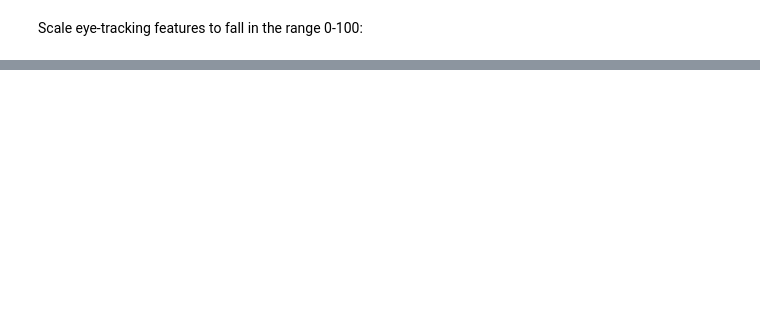
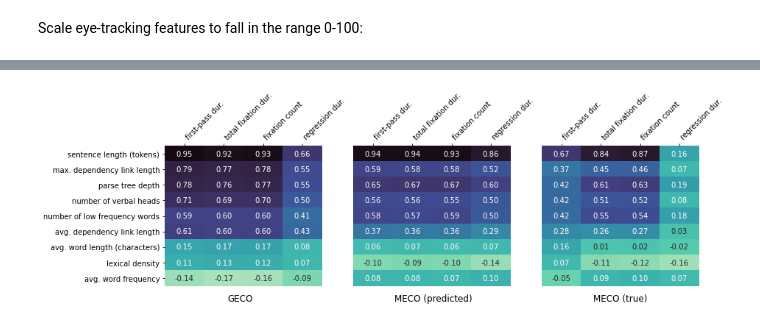
Before and after one commit to CharlottePouw/crosslingual-complexity-transfer, a Jupyter notebook: analysis/data-exploration.ipynb, the cells around one changed output, grey strips where cells are left out. Cells and saved outputs as stored; diff of their text form; code cells hidden in the pictures; blank space fills up the shorter version.

```diff
--- a/analysis/data-exploration.ipynb
+++ b/analysis/data-exploration.ipynb
@@ -803,35 +441,18 @@ order = ['sentence length (tokens)',
          'max. dependency link length',
          'parse tree depth',
          'number of verbal heads',
+         'number of low frequency words',
          'avg. dependency link length',
-         'number of low frequency words',
          'avg. word length (characters)',
          'lexical density',
          'avg. word frequency']
 
-corr_2 = meco_english[name_mapping.values()].corr(method='spearman')
-corr_2 = corr_2.drop(['first-pass duration', 'total fixation duration', 'fixation count', 'regression duration',
+corr_pred = meco_english[name_mapping_meco.values()].corr(method='spearman')
+corr_pred = corr_pred.drop(['first-pass duration', 'total fixation duration', 'fixation count', 'regression duration',
                   'first-pass duration (pred)', 'total fixation duration (pred)', 'fixation count (pred)', 'regression duration (pred)'],
                    axis=0)
 
-corr_2 = corr_2[['first-pass duration (pred)', 'total fixation duration (pred)', 'fixation count (pred)', 'regression duration (pred)']].sort_values(by=['first-pass duration (pred)'],ascending=False)
-
-heatmap = sns.heatmap(corr_2[['first-pass duration (pred)', 'total fixation duration (pred)', 'fixation count (pred)', 'regression duration (pred)']].sort_values(by=['first-pass duration (pred)'],ascending=False),
-            vmax=1,
-            vmin=-0.3,
-            cmap='mako_r',
-            annot=True,
-            linewidths=0,
-            linecolor='white',
-            #yticklabels=False,
-                     )
-
-x_axis_labels = ['first-pass duration', 'total fixation duration', 'fixation count', 'regression duration']
-
-heatmap.set_xticklabels(x_axis_labels, rotation=45, horizontalalignment='left')
-
-heatmap.xaxis.tick_top() # x axis on top
-heatmap.xaxis.set_label_position('top')
-
-#plt.savefig('meco-heatmap-pred.pdf', dpi=300, bbox_inches='tight', transparent=True)
+corr_pred = corr_pred[['first-pass duration (pred)', 'total fixation duration (pred)', 'fixation count (pred)', 'regression duration (pred)']].sort_values(by=['first-pass duration (pred)'],ascending=False)
+corr_pred = corr_pred.reindex(order)
+corr_pred
 # %% [output]
@@ -849,37 +479,39 @@ sns.heatmap(geco_corr,
             linewidths=0,
             fmt='.2f')
 
-sns.heatmap(corr_2,
+sns.heatmap(corr_pred,
             ax=ax2,
             vmax=1,
             vmin=-0.3,
             cmap='mako_r',
             cbar=False,
             annot=True,
             linewidths=0,
             fmt='.2f',
             yticklabels=False)
 
-sns.heatmap(corr_1,
+sns.heatmap(corr_true,
             ax=ax3,
             vmax=1,
             vmin=-0.3,
             cmap='mako_r',
             cbar=False,
             annot=True,
             linewidths=0,
             fmt='.2f',
             yticklabels=False)
 
-x_axis_labels = ['first-pass duration', 'total fixation duration', 'fixation count', 'regression duration']
+x_axis_labels = ['first-pass dur.', 'total fixation dur.', 'fixation count', 'regression dur.']
 
 for ax in ax1, ax2, ax3:
     ax.set_xticklabels(x_axis_labels, rotation=45, horizontalalignment='left')
     ax.xaxis.tick_top() # x axis on top
     ax.xaxis.set_label_position('top')
 
 ax1.text(1.6, 10, 'GECO', fontsize=12)
 ax2.text(1.05, 10, 'MECO (predicted)', fontsize=12)
 ax3.text(1.3, 10, 'MECO (true)', fontsize=12)
 
 plt.savefig('correlations.pdf', dpi=300, bbox_inches='tight', transparent=True)
+# %% [output]
+[figure, added]
```
Also changed, not shown: parts of 44 cells of this notebook, 7 other files.
